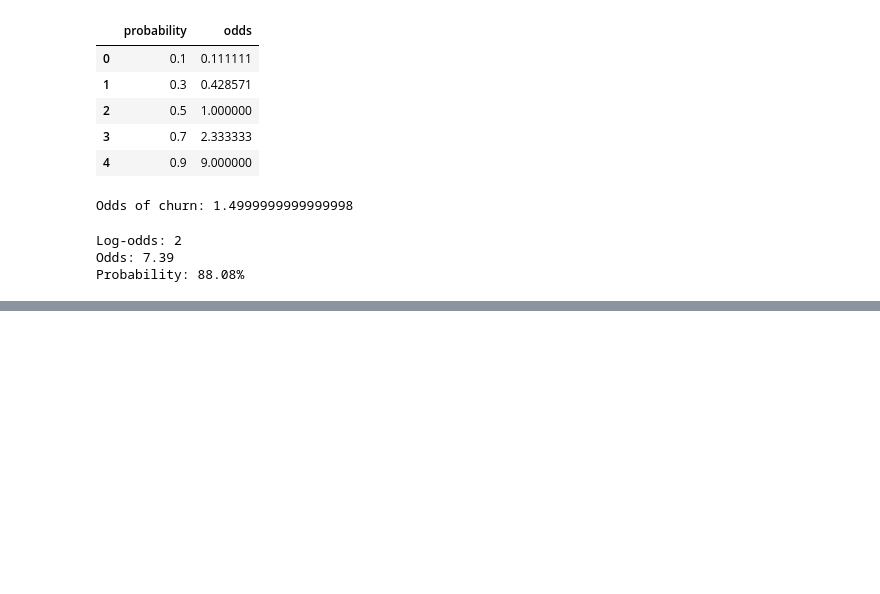
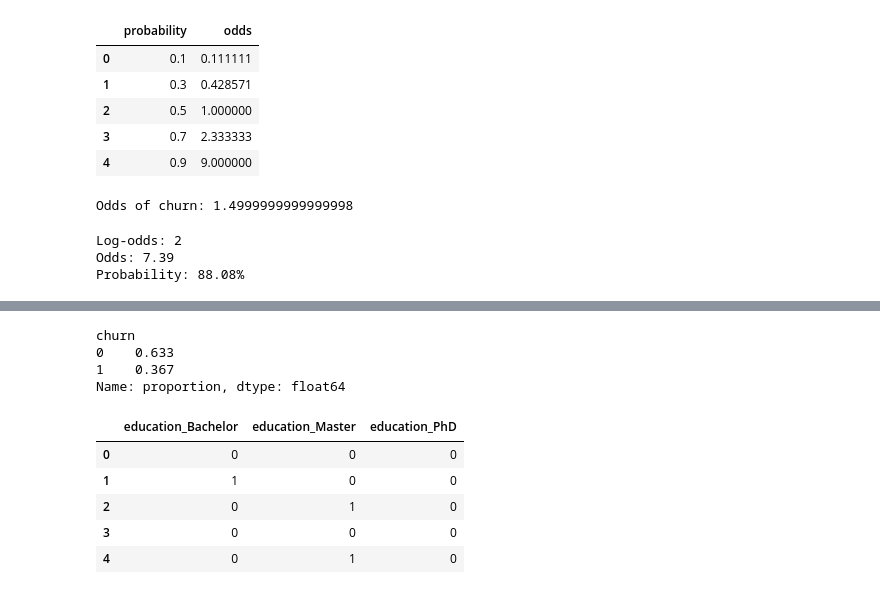
Before and after one commit to marihay1999-cmd/data_analytics_with_python, a Jupyter notebook: notebooks/18_Logistic_regression.ipynb, the cells around one changed output, grey strips where cells are left out. Cells and saved outputs as stored; diff of their text form; code cells hidden in the pictures; blank space fills up the shorter version.

```diff
--- a/notebooks/18_Logistic_regression.ipynb
+++ b/notebooks/18_Logistic_regression.ipynb
@@ -66,0 +102,8 @@ Probability: 88.08%
+# %%
+#Target Variable Distribution
+df['churn'].value_counts(normalize=True)
+# %% [output]
+churn
+0    0.633
+1    0.367
+Name: proportion, dtype: float64
@@ -66,0 +143,25 @@ Probability: 88.08%
+# %%
+#Encoding Categorical Variables
+education_order = ["High School", "Bachelor", "Master", "PhD"]
+
+df["education_level"] = pd.Categorical(
+    df["education_level"],
+    categories=education_order,
+    ordered=True
+)
+
+education_dummies = pd.get_dummies(
+    df["education_level"],
+    prefix="education",
+    drop_first=True,
+    dtype=int
+)
+
+education_dummies.head()
+# %% [output]
+|  | education_Bachelor | education_Master | education_PhD |
+| 0 | 0 | 0 | 0 |
+| 1 | 1 | 0 | 0 |
+| 2 | 0 | 1 | 0 |
+| 3 | 0 | 0 | 0 |
+| 4 | 0 | 1 | 0 |
```
Also changed, not shown: parts of 21 cells of this notebook.
